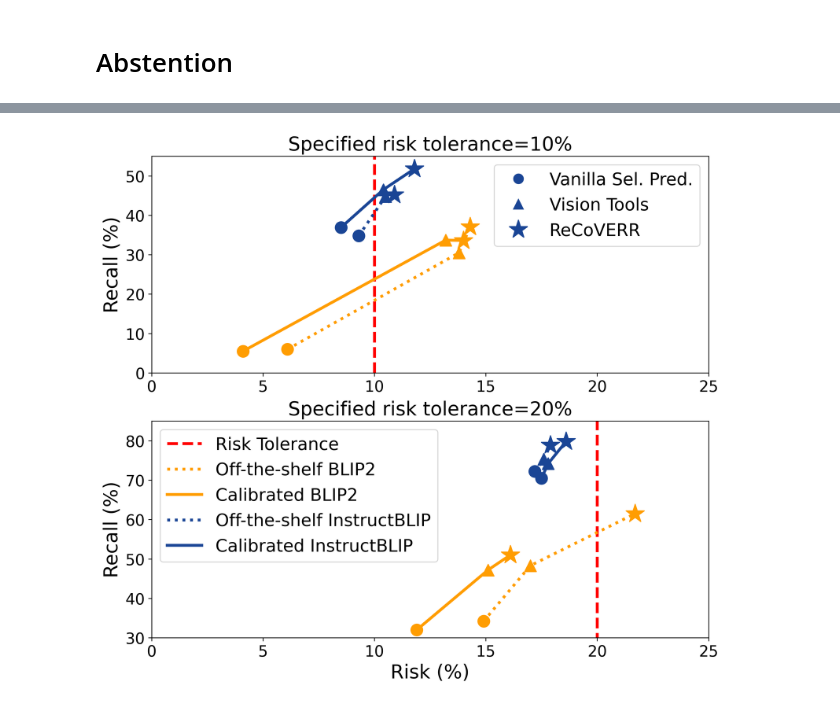
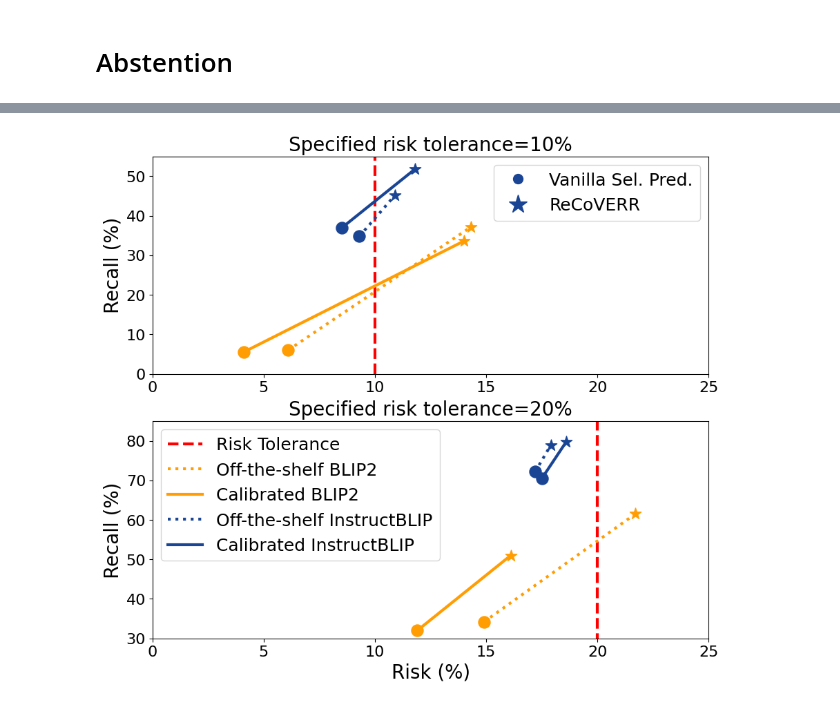
Before and after one commit to tejas1995/ReCoVERR, a Jupyter notebook: src/VLM-Calibration.ipynb, the cells around one changed output, grey strips where cells are left out. Drawn from its saved outputs; the diff is of its cells as text; code cells hidden in the pictures.

```diff
--- a/src/VLM-Calibration.ipynb
+++ b/src/VLM-Calibration.ipynb
@@ -25,10 +25,10 @@ logging.basicConfig(
         datefmt='%m/%d/%Y %H:%M:%S',
         level=logging.INFO)
 # %%
-dataset_name = 'okvqa'
+dataset_name = 'aokvqa'
 split = 'train'
 mode = 'direct_answer'
-vlm_name = 'instructblipflant5xl'
+vlm_name = 'blip2flant5xl'
 
 VQA_MODEL_TO_DISPLAYNAME = {
     'instructblipflant5xl': 'InstructBLIP',
@@ -801,4 +885,7 @@ min([thresholds[i] for i in range(num_thresholds-1) if risks[i] < 0.2])
 # %%
 for i in range(num_thresholds-1):
-    print(f"At threshold {thresholds[i]}, coverage={coverages[i]:.4f}, risk={risks[i]:.4f}")
+    t = i/num_thresholds
+    #print(f"At threshold {thresholds[i]}, coverage={coverages[i]:.4f}, risk={risks[i]:.4f}")
+    c, r, e, abstained_qids = calculate_abstention_metrics(t, penalty)
+    print(f"At threshold {t}, coverage={c:.4f}, risk={r:.4f}")
 # %% [output]
@@ -1068,7 +1253,8 @@ import matplotlib.lines as mlines
 plt.size = (20, 25)
 fig, (ax1, ax2) = plt.subplots(2, 1,  constrained_layout=True)
 fig.set_size_inches(9, 8)
-markers = ['o', '^', '*']
+#markers = ['o', '^', '*']
+markers = ['o', '*']
 markersizes = [150, 150, 400]
 
 ax1.plot(
@@ -1087,6 +1273,7 @@ recall_risk_data = [
     [[34.8, 44.8, 45.2], [9.3, 10.5, 10.9]],
     [[36.9, 46.5, 51.8], [8.5, 10.4, 11.8]]
 ]
+recall_risk_data = [[[y[0], y[2]] for y in x] for x in recall_risk_data]
 model_names = ["Off-the-shelf BLIP2", "Calibrated BLIP2", "Off-the-shelf InstructBLIP", "Calibrated InstructBLIP"]
 linestyles = ['dotted', 'solid', 'dotted', 'solid']
 colors = ['#ff9d02', '#ff9d02', '#1a4595', '#1a4595']
@@ -1121,7 +1308,8 @@ vision_tools = mlines.Line2D([], [], color='#1a4595', marker='^', linestyle='Non
                           markersize=10, label='Vision Tools')
 recoverr = mlines.Line2D([], [], color='#1a4595', marker='*', linestyle='None',
                           markersize=20, label='ReCoVERR')
-ax1.legend(handles=[vanilla, vision_tools, recoverr], loc='upper right', fontsize=18)
+#ax1.legend(handles=[vanilla, vision_tools, recoverr], loc='upper right', fontsize=18)
+ax1.legend(handles=[vanilla, recoverr], loc='upper right', fontsize=18)
 
 ax2.plot(
     [20, 20],
@@ -1139,35 +1327,36 @@ recall_risk_data = [
     [[72.2, 75.3, 78.9], [17.2, 17.6, 17.9]],
     [[70.5, 74.2, 79.8], [17.5, 17.8, 18.6]]
 ]
+recall_risk_data = [[[y[0], y[2]] for y in x] for x in recall_risk_data]
 model_names = ["Off-the-shelf BLIP2", "Calibrated BLIP2", "Off-the-shelf InstructBLIP", "Calibrated InstructBLIP"]
 linestyles = ['dotted', 'solid', 'dotted', 'solid']
 colors = ['#ff9d02', '#ff9d02', '#1a4595', '#1a4595']
 
 for i in range(4):
     data = recall_risk_data[i]
     ax2.plot(
         data[1],
         data[0],
         label=model_names[i],
         linewidth=3,
         linestyle=linestyles[i],
         color=colors[i])
     for j, (x, y) in enumerate(zip(data[0], data[1])):
         ax2.scatter(y, x, marker=markers[j], s=markersizes[j], color=colors[i])
         #ax1.scatter(x, y, marker=markers[j], s=150, facecolors='white', edgecolors=colors[i], alpha=1)
 
 
 #ax1.errorbar(bin_meanprobs, bin_accs, xerr=bin_stdprobs, ecolor='k', barsabove=False, color='')
 ax2.set_title(f'Specified risk tolerance=20%', fontsize=20)
 ax2.set_yticks(ticks=[i*10 for i in range(11)])
 ax2.set_xticks(ticks=[i*5 for i in range(6)])
 ax2.tick_params(axis='both', which='major', labelsize=16)
 ax2.set_ylim(30, 85)
 ax2.set_xlim(0, 25)
 ax2.set_ylabel('Recall (%)', fontsize=20)
 ax2.set_xlabel('Risk (%)', fontsize=20)
 ax2.legend(loc='upper left', fontsize=18)
 
 plt.show()
 # %% [output]
-[figure, old version]
+[figure, new version]
```
Also changed, not shown: parts of 23 cells of this notebook.
